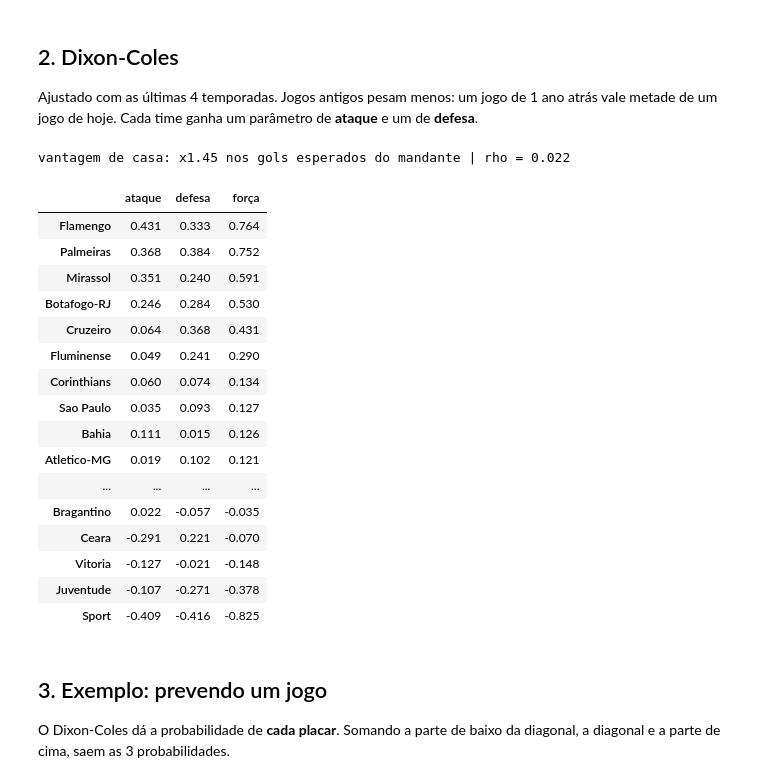
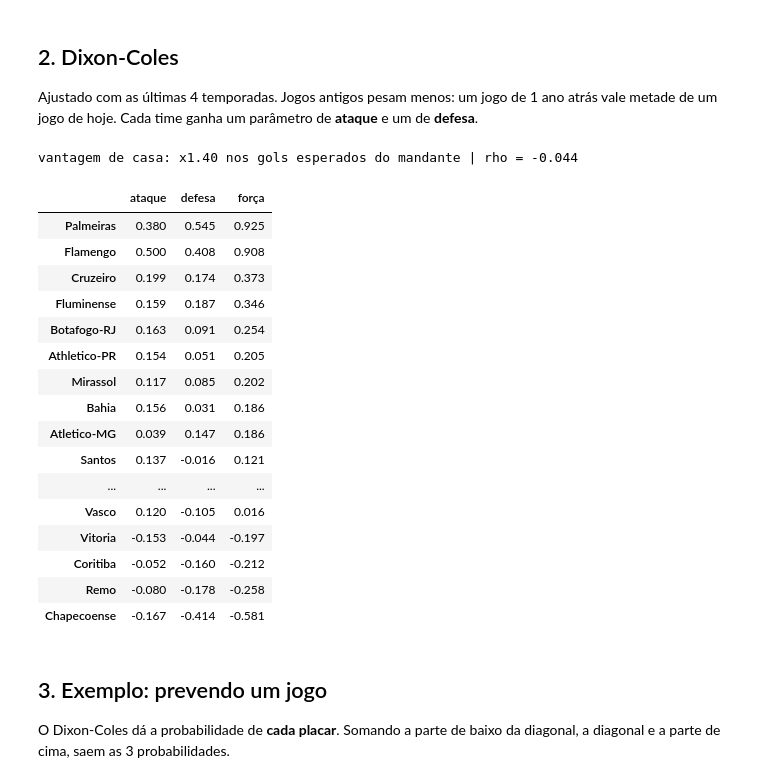
Before and after one commit to JulioBuzzi/brasileirao-ml, a Jupyter notebook: notebooks/02_modelos.ipynb, the cells around one changed output. Saved outputs shown, nothing was run; the diff lists cells and outputs as text; code cells hidden in the pictures.

```diff
--- a/notebooks/02_modelos.ipynb
+++ b/notebooks/02_modelos.ipynb
@@ -53,13 +53,14 @@ Ranking de Elo no fim de 2025, só com os clubes que jogaram a Série A 2025:
 # %%
-times_2025 = set(df[df.temporada == 2025]["mandante"])
-ranking = pd.Series({t: r for t, r in elo.ratings_.items() if t in times_2025}).sort_values()
+ultima = df["temporada"].max()
+times_atuais = set(df[df.temporada == ultima]["mandante"])
+ranking = pd.Series({t: r for t, r in elo.ratings_.items() if t in times_atuais}).sort_values()
 fig, ax = plt.subplots(figsize=(7, 6.5))
 ax.barh(ranking.index, ranking.values - 1250, left=1250, color=CORES[0], height=0.7)
 for y, v in enumerate(ranking.values):
     ax.text(v + 4, y, f"{v:.0f}", va="center", fontsize=8.5, color="#3b3b38")
 ax.axvline(1500, color="#8a8a85", lw=1, ls="--")
 ax.set_xlim(1250, ranking.max() + 50); ax.grid(axis="y", visible=False)
-ax.set_title("Elo no fim do Brasileirão 2025", loc="left")
+ax.set_title(f"Elo atual: Brasileirão {ultima} (jogos até {df['data'].max():%d/%m/%Y})", loc="left")
 ax.set_xlabel("rating Elo (linha tracejada = média 1500)")
-plt.tight_layout(); plt.savefig("../results/elo_2025.png", dpi=150); plt.show()
+plt.tight_layout(); plt.savefig("../results/elo_atual.png", dpi=150); plt.show()
 # %% [output]
@@ -70,29 +71,29 @@ plt.tight_layout(); plt.savefig("../results/elo_2025.png", dpi=150); plt.show()
 Ajustado com as últimas 4 temporadas. Jogos antigos pesam menos: um jogo de 1 ano atrás vale metade de um jogo de hoje. Cada time ganha um parâmetro de **ataque** e um de **defesa**.
 # %%
 dc = DixonColes().fit(df)
-params = pd.DataFrame({"ataque": dc.att_, "defesa": dc.def_}, index=list(dc.times_)).loc[sorted(times_2025)]
+params = pd.DataFrame({"ataque": dc.att_, "defesa": dc.def_}, index=list(dc.times_)).loc[sorted(times_atuais)]
 params["força"] = params["ataque"] + params["defesa"]
 print(f"vantagem de casa: x{np.exp(dc.home_):.2f} nos gols esperados do mandante | rho = {dc.rho_:.3f}")
 params.sort_values("força", ascending=False).round(3)
 # %% [output]
-vantagem de casa: x1.45 nos gols esperados do mandante | rho = 0.022
+vantagem de casa: x1.40 nos gols esperados do mandante | rho = -0.044
 |  | ataque | defesa | força |
-| Flamengo | 0.431 | 0.333 | 0.764 |
-| Palmeiras | 0.368 | 0.384 | 0.752 |
-| Mirassol | 0.351 | 0.240 | 0.591 |
-| Botafogo-RJ | 0.246 | 0.284 | 0.530 |
-| Cruzeiro | 0.064 | 0.368 | 0.431 |
-| Fluminense | 0.049 | 0.241 | 0.290 |
-| Corinthians | 0.060 | 0.074 | 0.134 |
-| Sao Paulo | 0.035 | 0.093 | 0.127 |
-| Bahia | 0.111 | 0.015 | 0.126 |
-| Atletico-MG | 0.019 | 0.102 | 0.121 |
+| Palmeiras | 0.380 | 0.545 | 0.925 |
+| Flamengo | 0.500 | 0.408 | 0.908 |
+| Cruzeiro | 0.199 | 0.174 | 0.373 |
+| Fluminense | 0.159 | 0.187 | 0.346 |
+| Botafogo-RJ | 0.163 | 0.091 | 0.254 |
+| Athletico-PR | 0.154 | 0.051 | 0.205 |
+| Mirassol | 0.117 | 0.085 | 0.202 |
+| Bahia | 0.156 | 0.031 | 0.186 |
+| Atletico-MG | 0.039 | 0.147 | 0.186 |
+| Santos | 0.137 | -0.016 | 0.121 |
 | ... | ... | ... | ... |
-| Bragantino | 0.022 | -0.057 | -0.035 |
-| Ceara | -0.291 | 0.221 | -0.070 |
-| Vitoria | -0.127 | -0.021 | -0.148 |
-| Juventude | -0.107 | -0.271 | -0.378 |
-| Sport | -0.409 | -0.416 | -0.825 |
+| Vasco | 0.120 | -0.105 | 0.016 |
+| Vitoria | -0.153 | -0.044 | -0.197 |
+| Coritiba | -0.052 | -0.160 | -0.212 |
+| Remo | -0.080 | -0.178 | -0.258 |
+| Chapecoense | -0.167 | -0.414 | -0.581 |
 # %% [markdown]
 ## 3. Exemplo: prevendo um jogo
 
```
Also changed, not shown: parts of 5 cells of this notebook, 6 other files.
